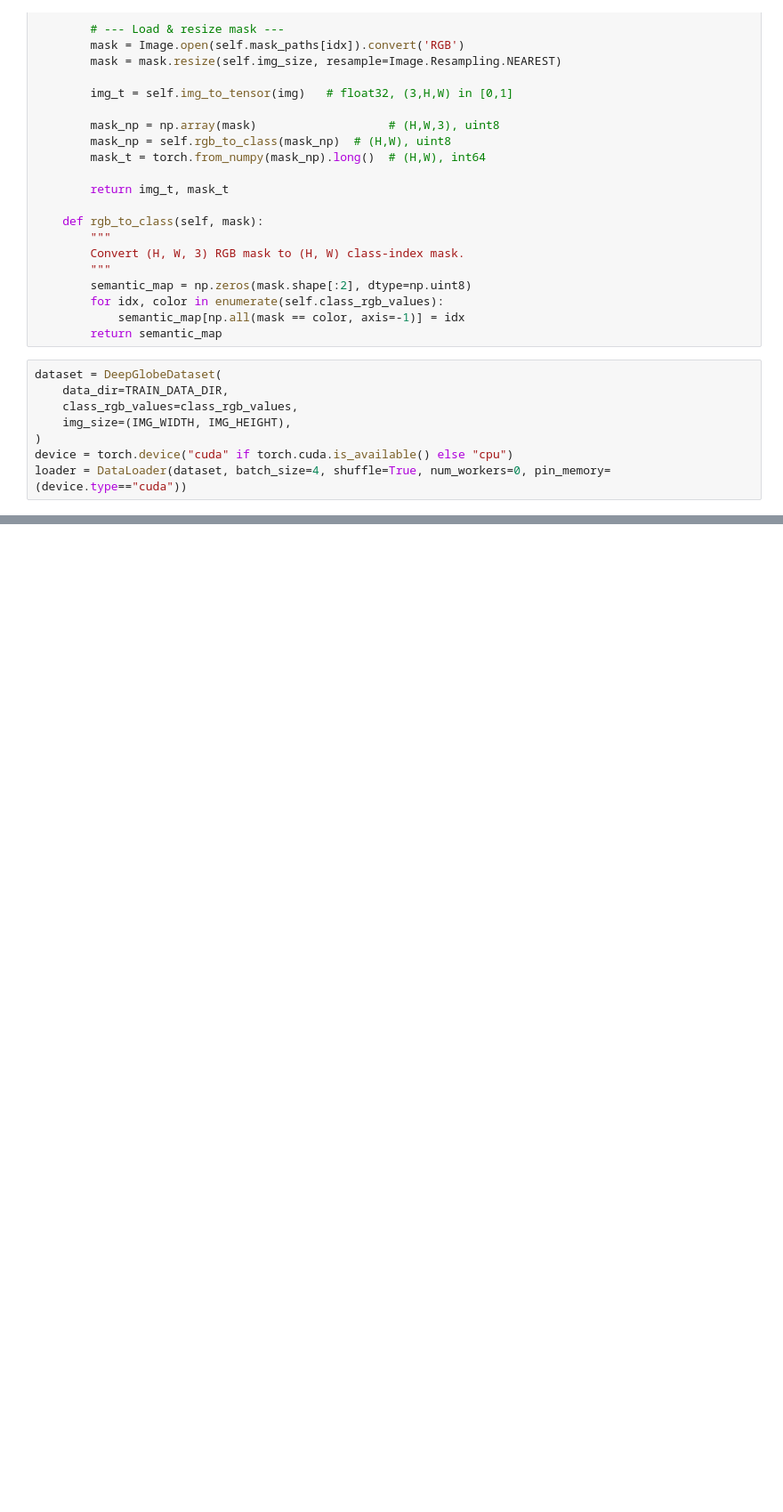
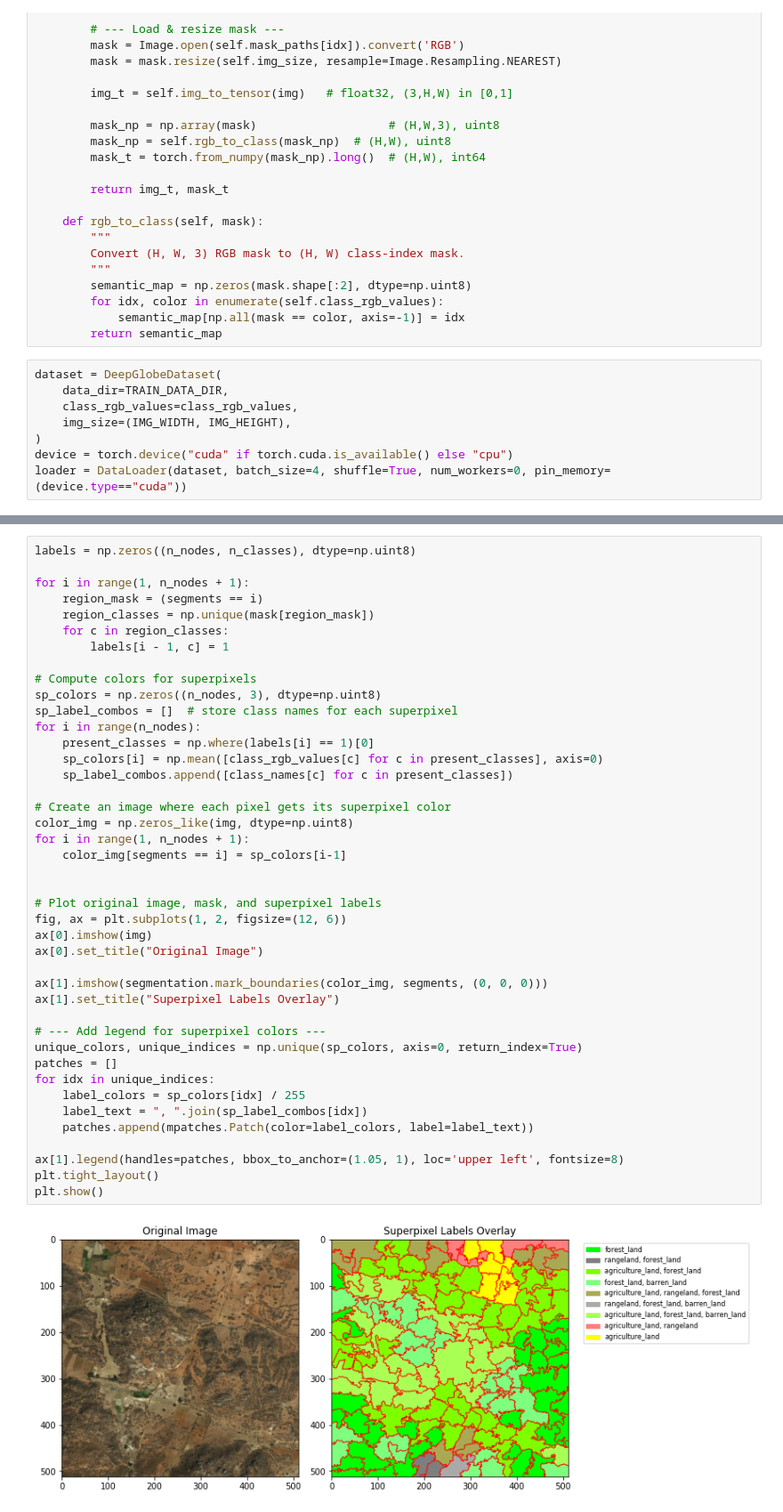
Before and after one commit to alexcojocaru2002/graph-machine-learning, a Jupyter notebook: loader.ipynb, the cells around one changed output, grey strips where cells are left out. Shown at 89% size. Drawn from its saved outputs; the diff is of its cells as text; blank space fills up the shorter version.

Commit message:
feat: add multi label classification

```diff
--- a/loader.ipynb
+++ b/loader.ipynb
@@ -103,0 +106,44 @@ plt.show()
+# %%
+labels = np.zeros((n_nodes, n_classes), dtype=np.uint8)
+
+for i in range(1, n_nodes + 1):
+    region_mask = (segments == i)
+    region_classes = np.unique(mask[region_mask])
+    for c in region_classes:
+        labels[i - 1, c] = 1
+
+# Compute colors for superpixels
+sp_colors = np.zeros((n_nodes, 3), dtype=np.uint8)
+sp_label_combos = []  # store class names for each superpixel
+for i in range(n_nodes):
+    present_classes = np.where(labels[i] == 1)[0]
+    sp_colors[i] = np.mean([class_rgb_values[c] for c in present_classes], axis=0)
+    sp_label_combos.append([class_names[c] for c in present_classes])
+
+# Create an image where each pixel gets its superpixel color
+color_img = np.zeros_like(img, dtype=np.uint8)
+for i in range(1, n_nodes + 1):
+    color_img[segments == i] = sp_colors[i-1]
+
+
+# Plot original image, mask, and superpixel labels
+fig, ax = plt.subplots(1, 2, figsize=(12, 6))
+ax[0].imshow(img)
+ax[0].set_title("Original Image")
+
+ax[1].imshow(segmentation.mark_boundaries(color_img, segments, (0, 0, 0)))
+ax[1].set_title("Superpixel Labels Overlay")
+
+# --- Add legend for superpixel colors ---
+unique_colors, unique_indices = np.unique(sp_colors, axis=0, return_index=True)
+patches = []
+for idx in unique_indices:
+    label_colors = sp_colors[idx] / 255
+    label_text = ", ".join(sp_label_combos[idx])
+    patches.append(mpatches.Patch(color=label_colors, label=label_text))
+
+ax[1].legend(handles=patches, bbox_to_anchor=(1.05, 1), loc='upper left', fontsize=8)
+plt.tight_layout()
+plt.show()
+# %% [output]
+[figure, added]
```
Also changed, not shown: parts of 4 cells of this notebook.
